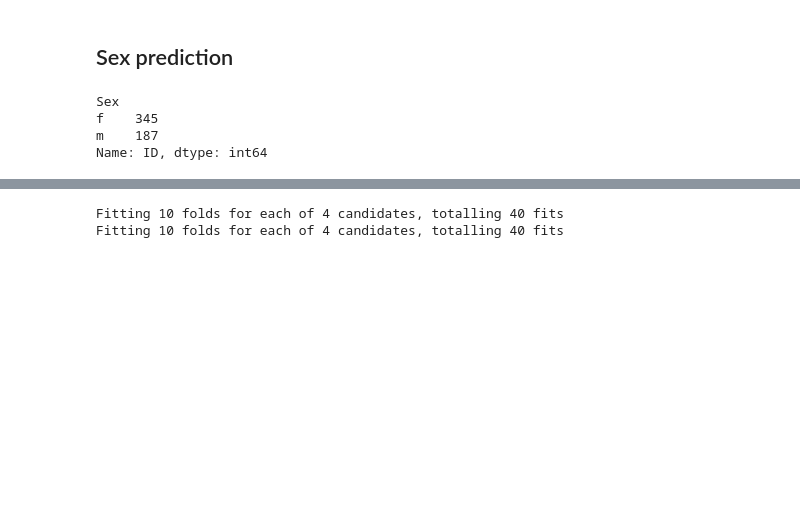
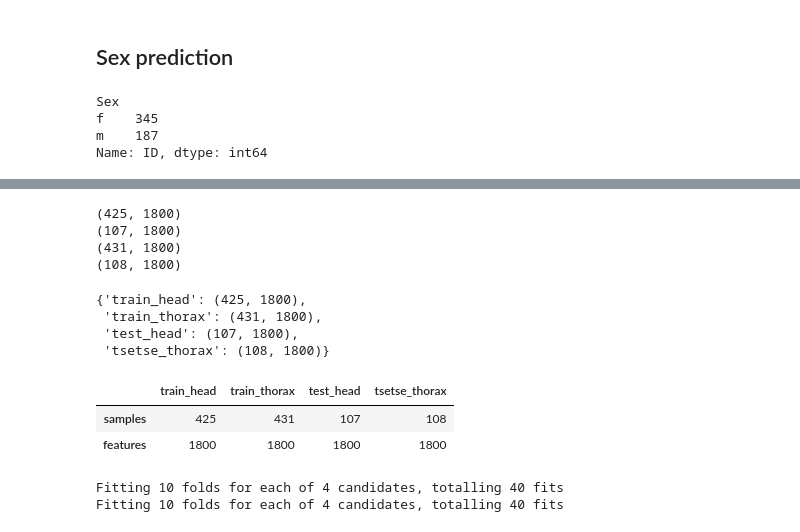
Before and after one commit to maurocolapso/Pazmino_TsetseMIRS_2023, a Jupyter notebook: notebooks/sex_prediction.ipynb, the cells around one changed output, grey strips where cells are left out. Drawn from its saved outputs; the diff is of its cells as text; code cells hidden in the pictures; blank space fills up the shorter version.

```diff
--- a/notebooks/sex_prediction.ipynb
+++ b/notebooks/sex_prediction.ipynb
@@ -227,3 +255,32 @@ y_thorax.to_csv("../data/processed/y_thorax_sex.csv", index=False)
 X_th_train, X_th_test, y_th_train, y_th_test = train_test_split(X_thorax, y_thorax, test_size=0.2, shuffle=True, random_state=123)
 
 X_hd_train, X_hd_test, y_hd_train, y_hd_test = train_test_split(X_head, y_head, test_size=0.2, shuffle=True, random_state=123)
+# %%
+print(X_hd_train.shape)
+print(X_hd_test.shape)
+
+print(X_th_train.shape)
+print(X_th_test.shape)
+# %% [output]
+(425, 1800)
+(107, 1800)
+(431, 1800)
+(108, 1800)
+# %%
+shape_data = {"train_head": X_hd_train.shape,
+              "train_thorax": X_th_train.shape,
+              "test_head": X_hd_test.shape,
+              "tsetse_thorax":X_th_test.shape}
+# %% [output]
+{'train_head': (425, 1800),
+ 'train_thorax': (431, 1800),
+ 'test_head': (107, 1800),
+ 'tsetse_thorax': (108, 1800)}
+# %%
+shape_data_df = pd.DataFrame(shape_data,index=['samples','features'])
+
+shape_data_df
+# %% [output]
+|  | train_head | train_thorax | test_head | tsetse_thorax |
+| samples | 425 | 431 | 107 | 108 |
+| features | 1800 | 1800 | 1800 | 1800 |
```
Also changed, not shown: parts of 8 cells of this notebook, 14 other files.
